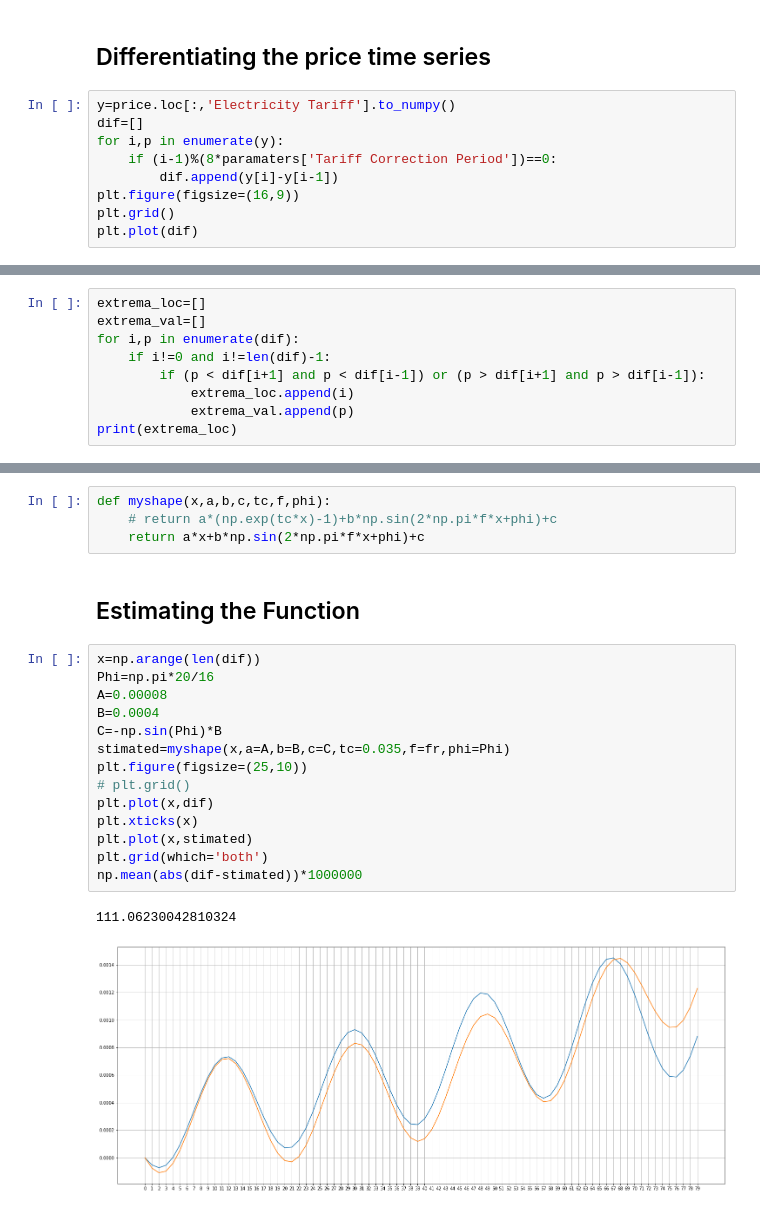
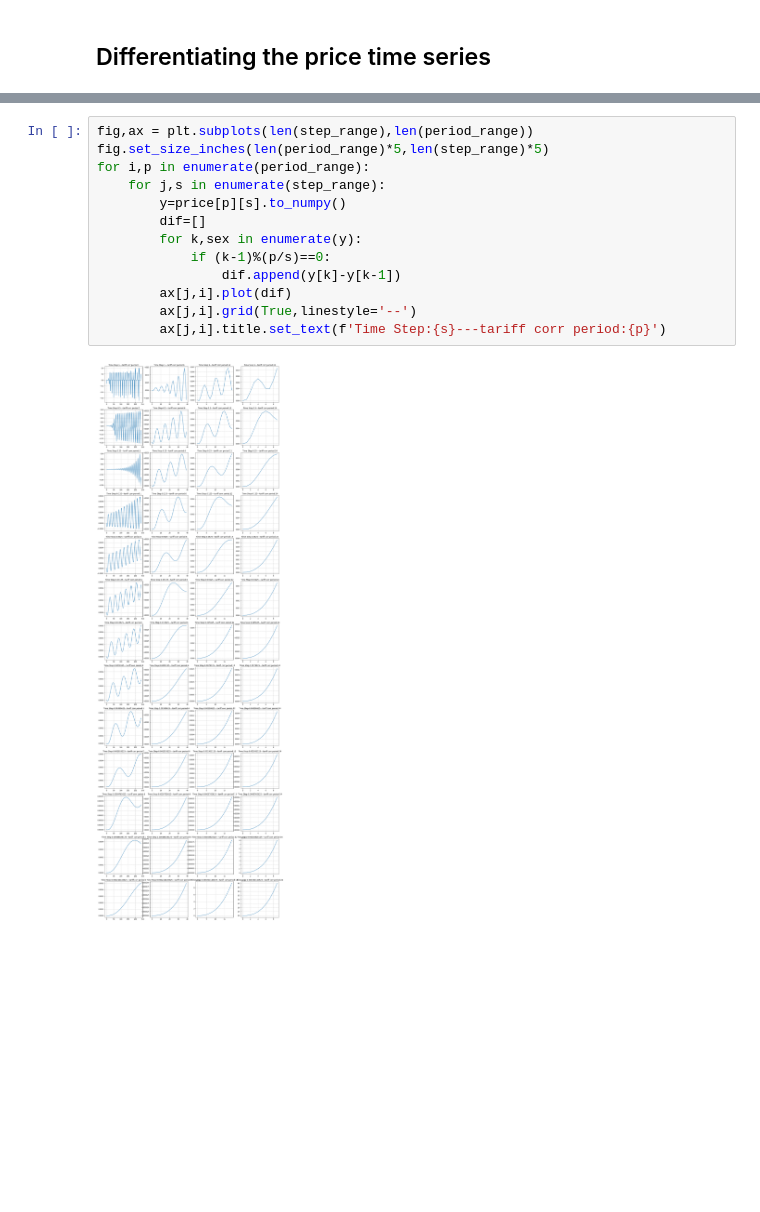
Before and after one commit to barazesh/Phd-Codes, a Jupyter notebook: shape investigation.ipynb, the cells around one changed output, grey strips where cells are left out. Cells and saved outputs as stored; diff of their text form; blank space fills up the shorter version.

```diff
--- a/shape investigation.ipynb
+++ b/shape investigation.ipynb
@@ -42,11 +43,2 @@ for i,s in enumerate(step_range):
 # %% [markdown]
 ## Differentiating the price time series
-# %%
-y=price.loc[:,'Electricity Tariff'].to_numpy()
-dif=[]
-for i,p in enumerate(y):
-    if (i-1)%(8*paramaters['Tariff Correction Period'])==0:
-        dif.append(y[i]-y[i-1])
-plt.figure(figsize=(16,9))
-plt.grid()
-plt.plot(dif)
@@ -58,9 +44,0 @@ plt.plot(dif)
-# %%
-extrema_loc=[]
-extrema_val=[]
-for i,p in enumerate(dif):
-    if i!=0 and i!=len(dif)-1:
-        if (p < dif[i+1] and p < dif[i-1]) or (p > dif[i+1] and p > dif[i-1]):
-            extrema_loc.append(i)
-            extrema_val.append(p)
-print(extrema_loc)
@@ -97,23 +45,15 @@ np.mean(amp)
-# %%
-def myshape(x,a,b,c,tc,f,phi):
-    # return a*(np.exp(tc*x)-1)+b*np.sin(2*np.pi*f*x+phi)+c
-    return a*x+b*np.sin(2*np.pi*f*x+phi)+c
-# %% [markdown]
-## Estimating the Function
-# %%
-x=np.arange(len(dif))
-Phi=np.pi*20/16
-A=0.00008
-B=0.0004
-C=-np.sin(Phi)*B
-stimated=myshape(x,a=A,b=B,c=C,tc=0.035,f=fr,phi=Phi)
-plt.figure(figsize=(25,10))
-# plt.grid()
-plt.plot(x,dif)
-plt.xticks(x)
-plt.plot(x,stimated)
-plt.grid(which='both')
-np.mean(abs(dif-stimated))*1000000
-# %% [output]
-111.06230042810324
-[figure, removed]
+# %%
+fig,ax = plt.subplots(len(step_range),len(period_range))
+fig.set_size_inches(len(period_range)*5,len(step_range)*5)
+for i,p in enumerate(period_range):
+    for j,s in enumerate(step_range):
+        y=price[p][s].to_numpy()
+        dif=[]
+        for k,sex in enumerate(y):
+            if (k-1)%(p/s)==0:
+                dif.append(y[k]-y[k-1])
+        ax[j,i].plot(dif)
+        ax[j,i].grid(True,linestyle='--')
+        ax[j,i].title.set_text(f'Time Step:{s}---tariff corr period:{p}')
+# %% [output]
+[figure, added]
```
Also changed, not shown: parts of 14 cells of this notebook, 5 other files.
